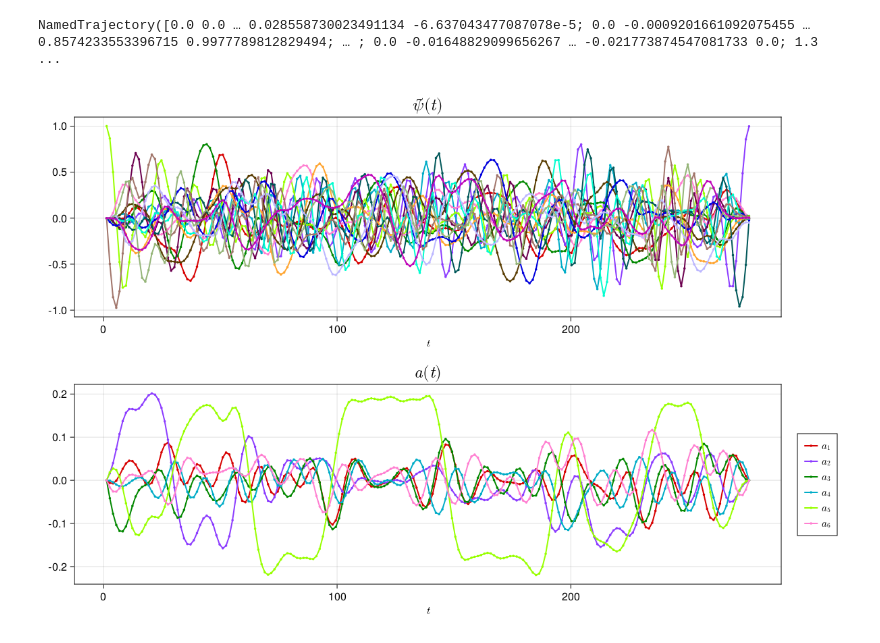
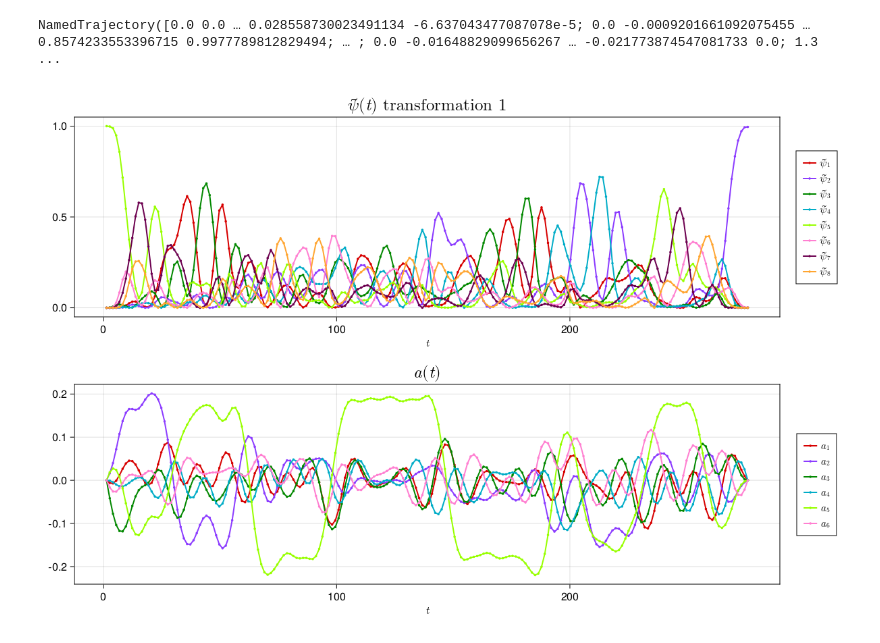
Before and after one commit to kestrelquantum/QuantumCollocation.jl, a Jupyter notebook: examples/three_qubit_swap/analysis.ipynb, the cells around one changed output. Drawn from its saved outputs; the diff is of its cells as text; code cells hidden in the pictures.

```diff
--- a/examples/three_qubit_swap/analysis.ipynb
+++ b/examples/three_qubit_swap/analysis.ipynb
@@ -101,7 +101,11 @@ rollout_traj = NamedTrajectory(
 )
 # %% [output]
 NamedTrajectory([0.0 0.0 … 0.028558730023491134 -6.637043477087078e-5; 0.0 -0.0009201661092075455 … 0.8574233553396715 0.9977789812829494; … ; 0.0 -0.01648829099656267 … -0.021773874547081733 0.0; 1.3 ...
-# %%
-plot(rollout_traj; ignored_labels=[:ψ̃])
-# %% [output]
-[figure, removed]
+# %%
+maps = Function[populations]
+transformations = Dict(
+    :ψ̃ => maps
+)
+plot(rollout_traj, [:a]; transformations=transformations, ignored_labels=[:ψ̃])
+# %% [output]
+[figure, added]
```
